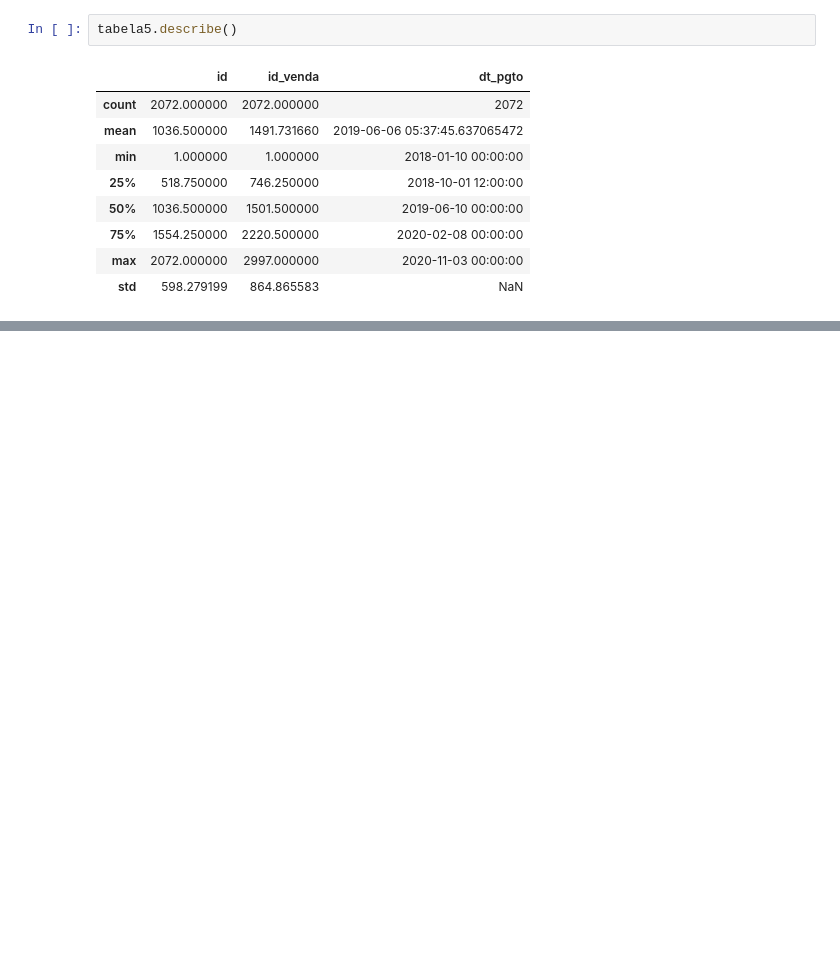
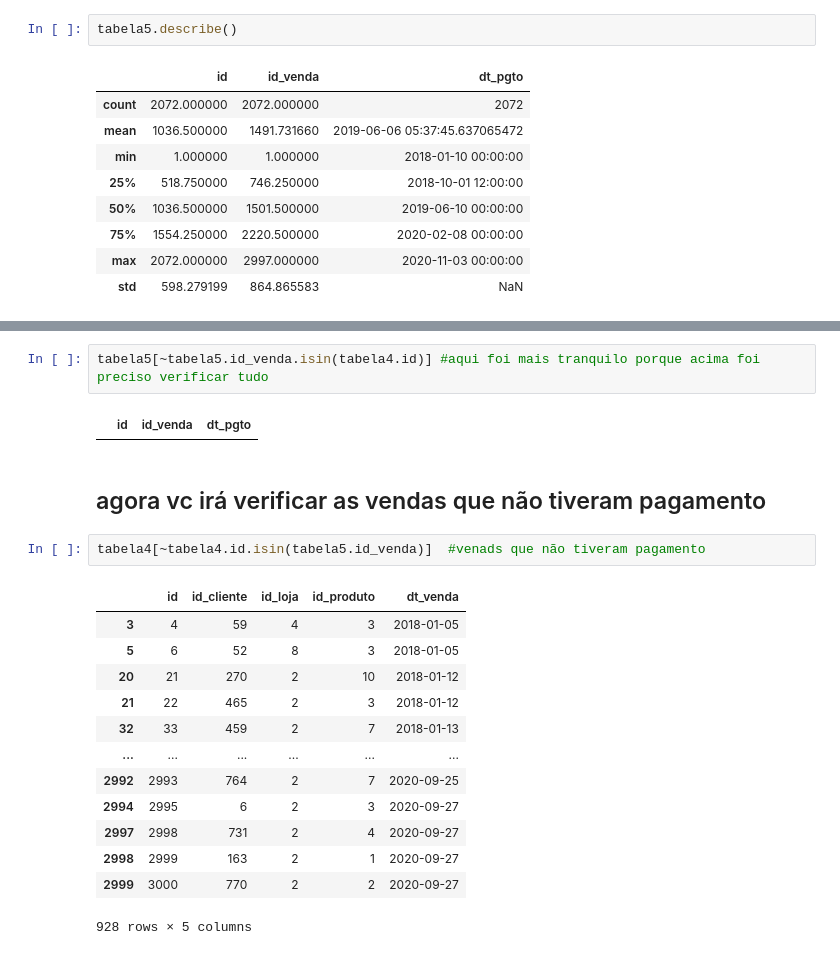
Before and after one commit to gamiel075/analise-de-dados, a Jupyter notebook: analise3.ipynb, the cells around one changed output, grey strips where cells are left out. Cells and saved outputs as stored; diff of their text form; blank space fills up the shorter version.

```diff
--- a/analise3.ipynb
+++ b/analise3.ipynb
@@ -269,0 +442,22 @@ tabela5.describe()
+# %%
+tabela5[~tabela5.id_venda.isin(tabela4.id)] #aqui foi mais tranquilo porque acima foi preciso verificar tudo
+# %% [output]
+|  | id | id_venda | dt_pgto |
+# %% [markdown]
+## agora vc irá verificar as vendas que não tiveram pagamento
+# %%
+tabela4[~tabela4.id.isin(tabela5.id_venda)]  #venads que não tiveram pagamento
+# %% [output]
+|  | id | id_cliente | id_loja | id_produto | dt_venda |
+| 3 | 4 | 59 | 4 | 3 | 2018-01-05 |
+| 5 | 6 | 52 | 8 | 3 | 2018-01-05 |
+| 20 | 21 | 270 | 2 | 10 | 2018-01-12 |
+| 21 | 22 | 465 | 2 | 3 | 2018-01-12 |
+| 32 | 33 | 459 | 2 | 7 | 2018-01-13 |
+| ... | ... | ... | ... | ... | ... |
+| 2992 | 2993 | 764 | 2 | 7 | 2020-09-25 |
+| 2994 | 2995 | 6 | 2 | 3 | 2020-09-27 |
+| 2997 | 2998 | 731 | 2 | 4 | 2020-09-27 |
+| 2998 | 2999 | 163 | 2 | 1 | 2020-09-27 |
+| 2999 | 3000 | 770 | 2 | 2 | 2020-09-27 |
+928 rows × 5 columns
```
Also changed, not shown: parts of 53 cells of this notebook, 6 other files.
